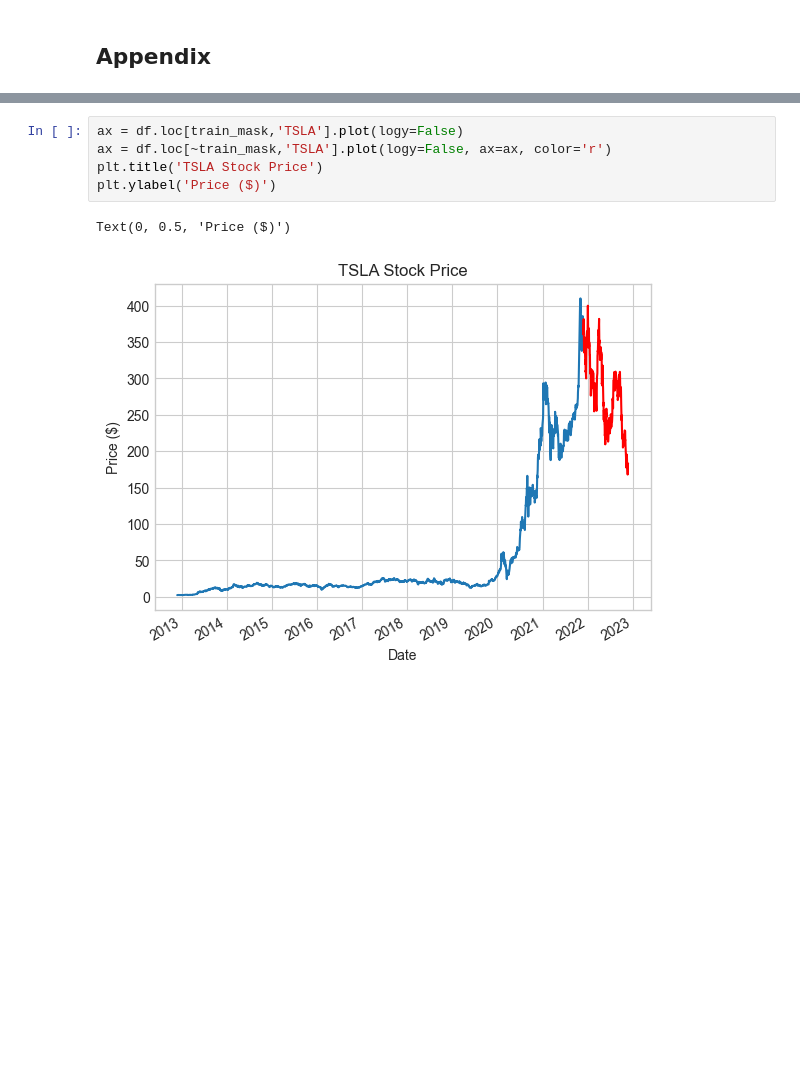
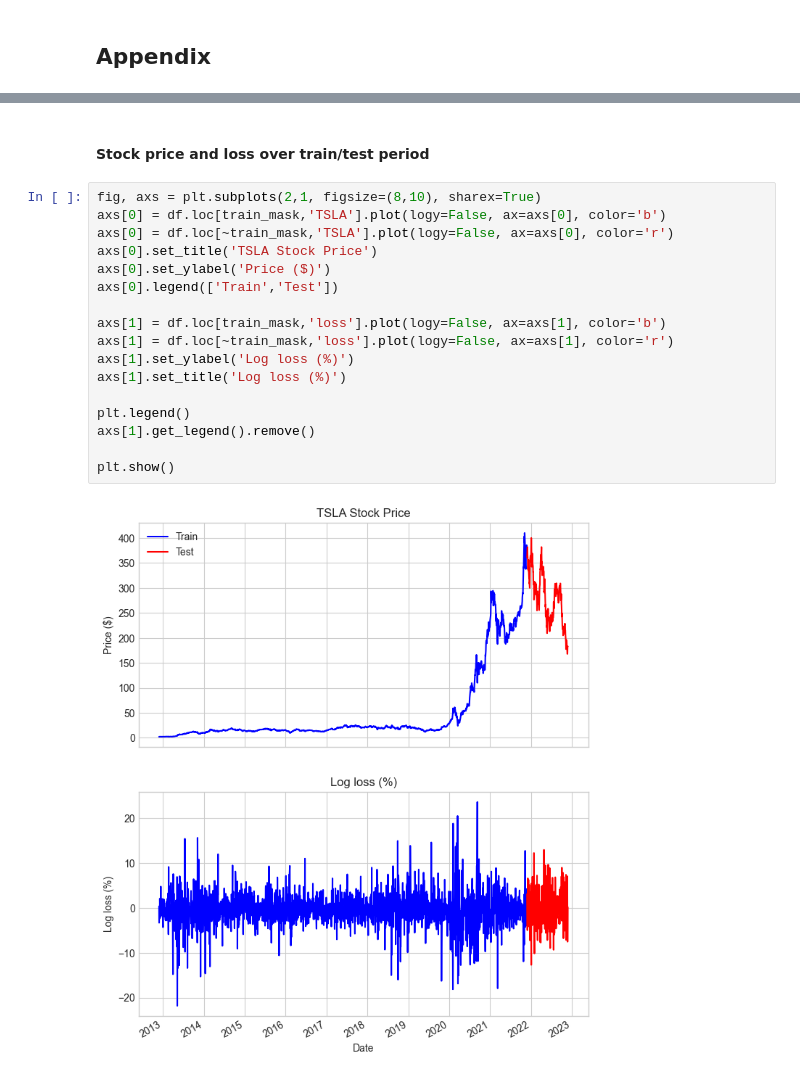
Before and after one commit to georgec123/qrm2, a Jupyter notebook: src/q1.ipynb, the cells around one changed output, grey strips where cells are left out. Drawn from its saved outputs; the diff is of its cells as text; blank space fills up the shorter version.

```diff
--- a/src/q1.ipynb
+++ b/src/q1.ipynb
@@ -338,11 +341,24 @@ plt.title('Volatility forecasts under different methodologies')
 plt.show()
 # %% [output]
 [figure]
-# %%
-ax = df.loc[train_mask,'TSLA'].plot(logy=False)
-ax = df.loc[~train_mask,'TSLA'].plot(logy=False, ax=ax, color='r')
-plt.title('TSLA Stock Price')
-plt.ylabel('Price ($)')
-# %% [output]
-Text(0, 0.5, 'Price ($)')
-[figure, removed]
+# %% [markdown]
+#### Stock price and loss over train/test period
+# %%
+fig, axs = plt.subplots(2,1, figsize=(8,10), sharex=True)
+axs[0] = df.loc[train_mask,'TSLA'].plot(logy=False, ax=axs[0], color='b')
+axs[0] = df.loc[~train_mask,'TSLA'].plot(logy=False, ax=axs[0], color='r')
+axs[0].set_title('TSLA Stock Price')
+axs[0].set_ylabel('Price ($)')
+axs[0].legend(['Train','Test'])
+
+axs[1] = df.loc[train_mask,'loss'].plot(logy=False, ax=axs[1], color='b')
+axs[1] = df.loc[~train_mask,'loss'].plot(logy=False, ax=axs[1], color='r')
+axs[1].set_ylabel('Log loss (%)')
+axs[1].set_title('Log loss (%)')
+
+plt.legend()
+axs[1].get_legend().remove()
+
+plt.show()
+# %% [output]
+[figure, added]
```
Also changed, not shown: parts of 4 cells of this notebook.
